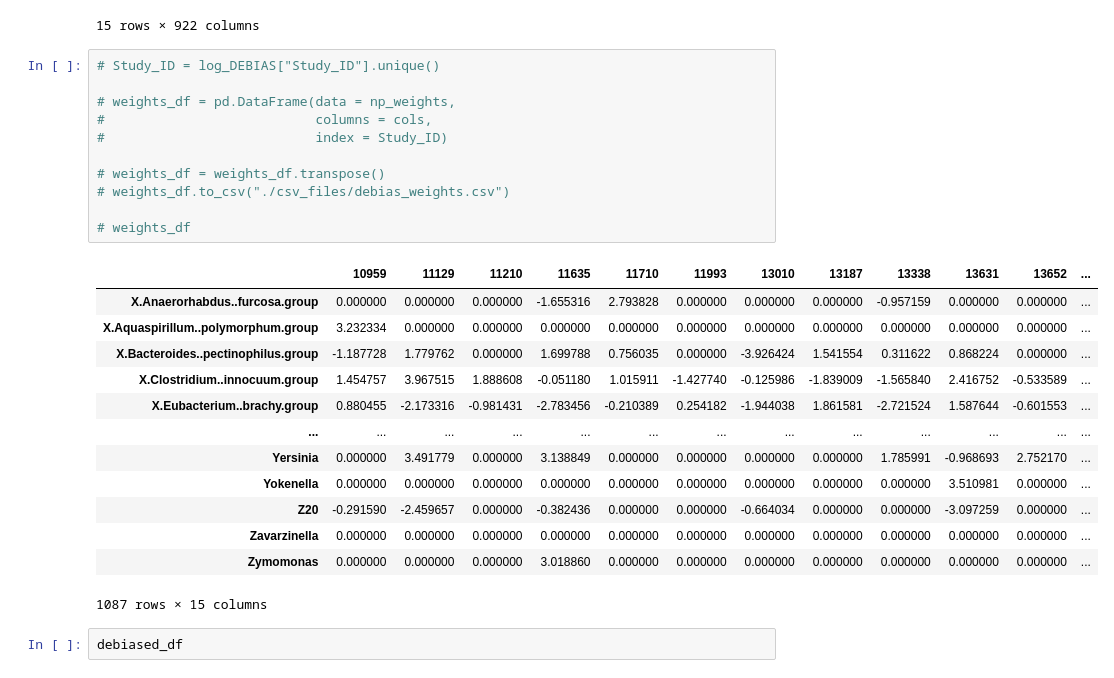
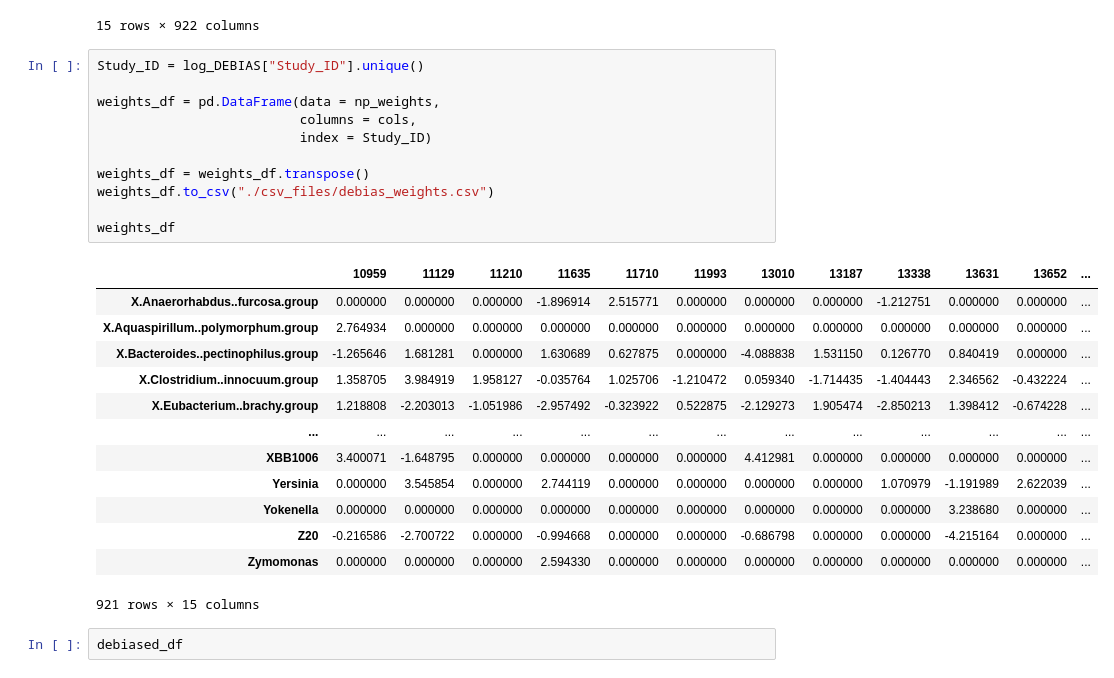
Before and after one commit to Abeoseh/Fodor, a Jupyter notebook: DEBIAS-M/data/DEBIAS.ipynb, the cells around one changed output. Saved outputs shown, nothing was run; the diff lists cells and outputs as text.

```diff
--- a/DEBIAS-M/data/DEBIAS.ipynb
+++ b/DEBIAS-M/data/DEBIAS.ipynb
@@ -247,30 +247,30 @@ weights_df
 | 14 | 15006 | 0.000000 | 0.000000 | -0.025347 | 0.648599 | ... |
 15 rows × 922 columns
 # %%
-# Study_ID = log_DEBIAS["Study_ID"].unique()
+Study_ID = log_DEBIAS["Study_ID"].unique()
 
-# weights_df = pd.DataFrame(data = np_weights,
-#                           columns = cols,
-#                           index = Study_ID)
+weights_df = pd.DataFrame(data = np_weights,
+                          columns = cols,
+                          index = Study_ID)
 
-# weights_df = weights_df.transpose()
-# weights_df.to_csv("./csv_files/debias_weights.csv")
+weights_df = weights_df.transpose()
+weights_df.to_csv("./csv_files/debias_weights.csv")
 
-# weights_df
+weights_df
 # %% [output]
 |  | 10959 | 11129 | 11210 | 11635 | 11710 | 11993 | 13010 | 13187 | 13338 | 13631 | 13652 | ... |
-| X.Anaerorhabdus..furcosa.group | 0.000000 | 0.000000 | 0.000000 | -1.655316 | 2.793828 | 0.000000 | 0.000000 | 0.000000 | -0.957159 | 0.000000 | 0.000000 | ... |
-| X.Aquaspirillum..polymorphum.group | 3.232334 | 0.000000 | 0.000000 | 0.000000 | 0.000000 | 0.000000 | 0.000000 | 0.000000 | 0.000000 | 0.000000 | 0.000000 | ... |
-| X.Bacteroides..pectinophilus.group | -1.187728 | 1.779762 | 0.000000 | 1.699788 | 0.756035 | 0.000000 | -3.926424 | 1.541554 | 0.311622 | 0.868224 | 0.000000 | ... |
-| X.Clostridium..innocuum.group | 1.454757 | 3.967515 | 1.888608 | -0.051180 | 1.015911 | -1.427740 | -0.125986 | -1.839009 | -1.565840 | 2.416752 | -0.533589 | ... |
-| X.Eubacterium..brachy.group | 0.880455 | -2.173316 | -0.981431 | -2.783456 | -0.210389 | 0.254182 | -1.944038 | 1.861581 | -2.721524 | 1.587644 | -0.601553 | ... |
+| X.Anaerorhabdus..furcosa.group | 0.000000 | 0.000000 | 0.000000 | -1.896914 | 2.515771 | 0.000000 | 0.000000 | 0.000000 | -1.212751 | 0.000000 | 0.000000 | ... |
+| X.Aquaspirillum..polymorphum.group | 2.764934 | 0.000000 | 0.000000 | 0.000000 | 0.000000 | 0.000000 | 0.000000 | 0.000000 | 0.000000 | 0.000000 | 0.000000 | ... |
+| X.Bacteroides..pectinophilus.group | -1.265646 | 1.681281 | 0.000000 | 1.630689 | 0.627875 | 0.000000 | -4.088838 | 1.531150 | 0.126770 | 0.840419 | 0.000000 | ... |
+| X.Clostridium..innocuum.group | 1.358705 | 3.984919 | 1.958127 | -0.035764 | 1.025706 | -1.210472 | 0.059340 | -1.714435 | -1.404443 | 2.346562 | -0.432224 | ... |
+| X.Eubacterium..brachy.group | 1.218808 | -2.203013 | -1.051986 | -2.957492 | -0.323922 | 0.522875 | -2.129273 | 1.905474 | -2.850213 | 1.398412 | -0.674228 | ... |
 | ... | ... | ... | ... | ... | ... | ... | ... | ... | ... | ... | ... | ... |
-| Yersinia | 0.000000 | 3.491779 | 0.000000 | 3.138849 | 0.000000 | 0.000000 | 0.000000 | 0.000000 | 1.785991 | -0.968693 | 2.752170 | ... |
-| Yokenella | 0.000000 | 0.000000 | 0.000000 | 0.000000 | 0.000000 | 0.000000 | 0.000000 | 0.000000 | 0.000000 | 3.510981 | 0.000000 | ... |
-| Z20 | -0.291590 | -2.459657 | 0.000000 | -0.382436 | 0.000000 | 0.000000 | -0.664034 | 0.000000 | 0.000000 | -3.097259 | 0.000000 | ... |
-| Zavarzinella | 0.000000 | 0.000000 | 0.000000 | 0.000000 | 0.000000 | 0.000000 | 0.000000 | 0.000000 | 0.000000 | 0.000000 | 0.000000 | ... |
-| Zymomonas | 0.000000 | 0.000000 | 0.000000 | 3.018860 | 0.000000 | 0.000000 | 0.000000 | 0.000000 | 0.000000 | 0.000000 | 0.000000 | ... |
+| XBB1006 | 3.400071 | -1.648795 | 0.000000 | 0.000000 | 0.000000 | 0.000000 | 4.412981 | 0.000000 | 0.000000 | 0.000000 | 0.000000 | ... |
+| Yersinia | 0.000000 | 3.545854 | 0.000000 | 2.744119 | 0.000000 | 0.000000 | 0.000000 | 0.000000 | 1.070979 | -1.191989 | 2.622039 | ... |
+| Yokenella | 0.000000 | 0.000000 | 0.000000 | 0.000000 | 0.000000 | 0.000000 | 0.000000 | 0.000000 | 0.000000 | 3.238680 | 0.000000 | ... |
+| Z20 | -0.216586 | -2.700722 | 0.000000 | -0.994668 | 0.000000 | 0.000000 | -0.686798 | 0.000000 | 0.000000 | -4.215164 | 0.000000 | ... |
+| Zymomonas | 0.000000 | 0.000000 | 0.000000 | 2.594330 | 0.000000 | 0.000000 | 0.000000 | 0.000000 | 0.000000 | 0.000000 | 0.000000 | ... |
-1087 rows × 15 columns
+921 rows × 15 columns
 # %%
 debiased_df
 # %% [output]
```
Also changed, not shown: 17 other files.
